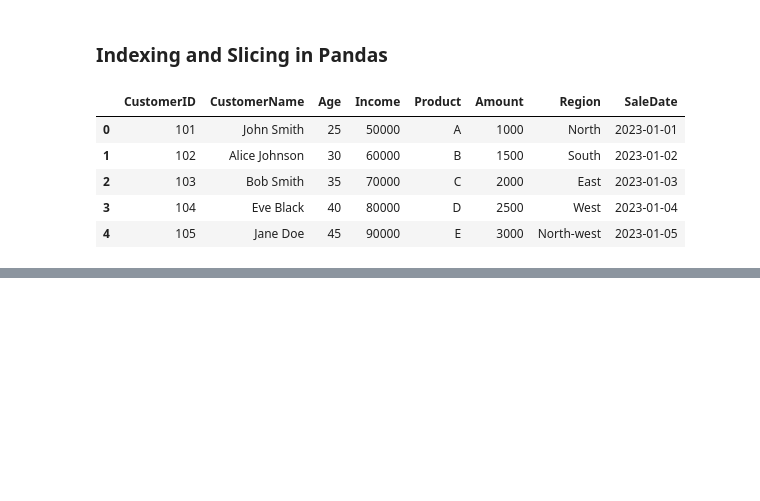
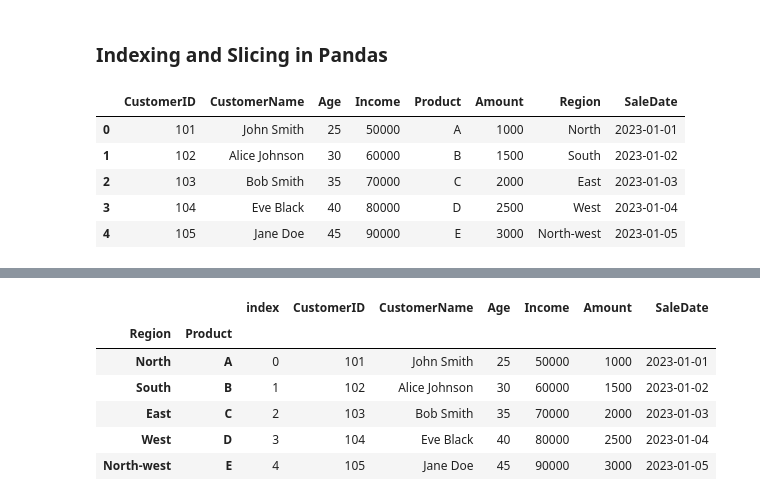
Before and after one commit to Seunelvis1/Data-Science, a Jupyter notebook: Python(Numpy&Pandas)/Numpy&Pandas.ipynb, the cells around one changed output, grey strips where cells are left out. Cells and saved outputs as stored; diff of their text form; code cells hidden in the pictures; blank space fills up the shorter version.

```diff
--- a/Python(Numpy&Pandas)/Numpy&Pandas.ipynb
+++ b/Python(Numpy&Pandas)/Numpy&Pandas.ipynb
@@ -493,7 +507,7 @@ sales_df.to_csv('Bank_sales.csv', index=False)
 # %%
 # Reading a csv file into dataframe
 
-sales = pd.read_csv(r'C:\Users\User\Bank_sales.csv')
+sales = pd.read_csv(r'C:\Users\adeni\Desktop\Data\ML\Bank_sales.csv')
 sales
 # %% [output]
 |  | CustomerID | CustomerName | Age | Income | Product | Amount | Region | SaleDate |
@@ -785,0 +902,6 @@ sales
+# %%
+# Slicing  by Index
+
+sales.set_index('CustomerID',  inplace=True)
+
+sales
@@ -785,0 +953,4 @@ sales
+# %%
+# Reseting the index back the default
+sales.reset_index(inplace=True)
+sales
@@ -785,0 +964,12 @@ sales
+# %%
+# Setting multi-level indexing
+sales.set_index(['Region', 'Product'], inplace=True)
+sales
+# %% [output]
+|  |  | index | CustomerID | CustomerName | Age | Income | Amount | SaleDate |
+| Region | Product |  |  |  |  |  |  |  |
+| North | A | 0 | 101 | John Smith | 25 | 50000 | 1000 | 2023-01-01 |
+| South | B | 1 | 102 | Alice Johnson | 30 | 60000 | 1500 | 2023-01-02 |
+| East | C | 2 | 103 | Bob Smith | 35 | 70000 | 2000 | 2023-01-03 |
+| West | D | 3 | 104 | Eve Black | 40 | 80000 | 2500 | 2023-01-04 |
+| North-west | E | 4 | 105 | Jane Doe | 45 | 90000 | 3000 | 2023-01-05 |
```
Also changed, not shown: parts of 21 cells of this notebook, 10 other files.
